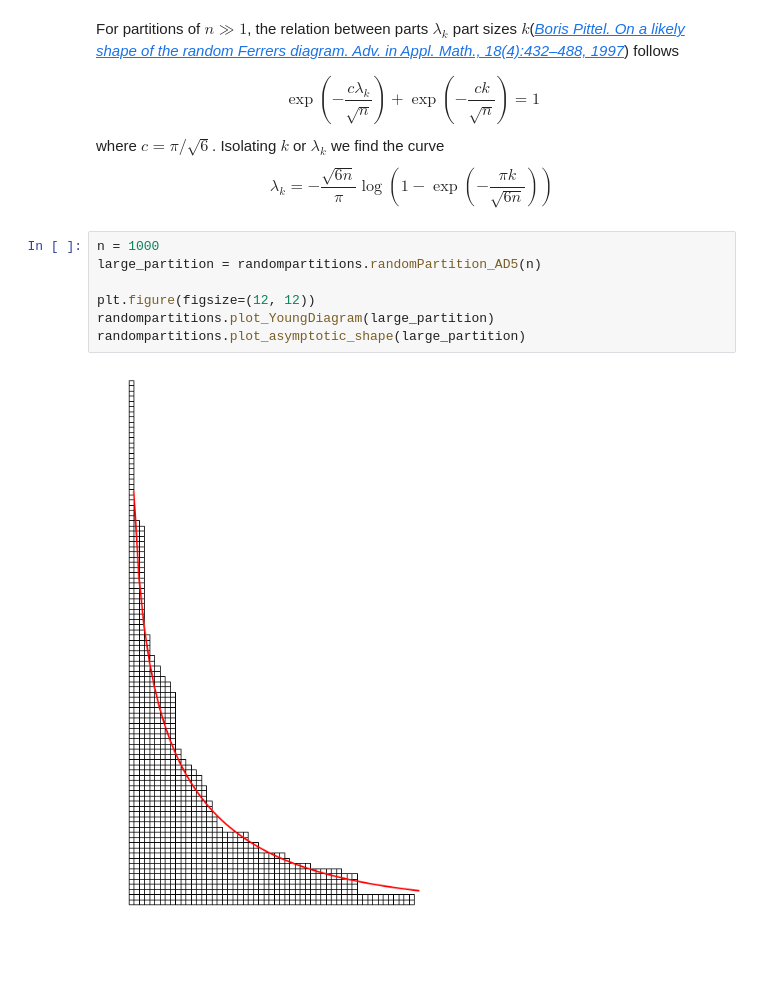
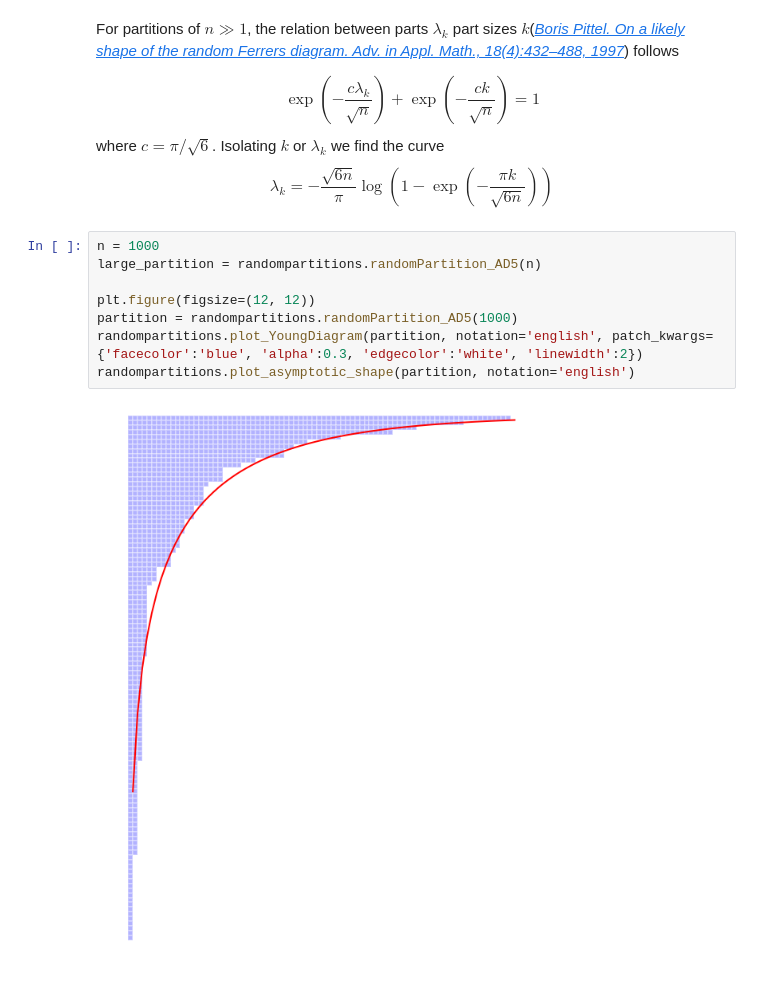
Before and after one commit to alicedb2/randompartitions, a Jupyter notebook: randompartitions_examples_and_use.ipynb, the cells around one changed output. Cells and saved outputs as stored; diff of their text form.

Commit message:
Fancier plotting example

```diff
--- a/randompartitions_examples_and_use.ipynb
+++ b/randompartitions_examples_and_use.ipynb
@@ -96,9 +96,10 @@ $$\lambda_k = -\frac{\sqrt{6n}}{\pi}\log\left(1 - \exp\left(-\frac{\pi k}{\sqrt{
 # %%
 n = 1000
 large_partition = randompartitions.randomPartition_AD5(n)
 
 plt.figure(figsize=(12, 12))
-randompartitions.plot_YoungDiagram(large_partition)
-randompartitions.plot_asymptotic_shape(large_partition)
+partition = randompartitions.randomPartition_AD5(1000)
+randompartitions.plot_YoungDiagram(partition, notation='english', patch_kwargs={'facecolor':'blue', 'alpha':0.3, 'edgecolor':'white', 'linewidth':2})
+randompartitions.plot_asymptotic_shape(partition, notation='english')
 # %% [output]
-[figure, old version]
+[figure, new version]
```
